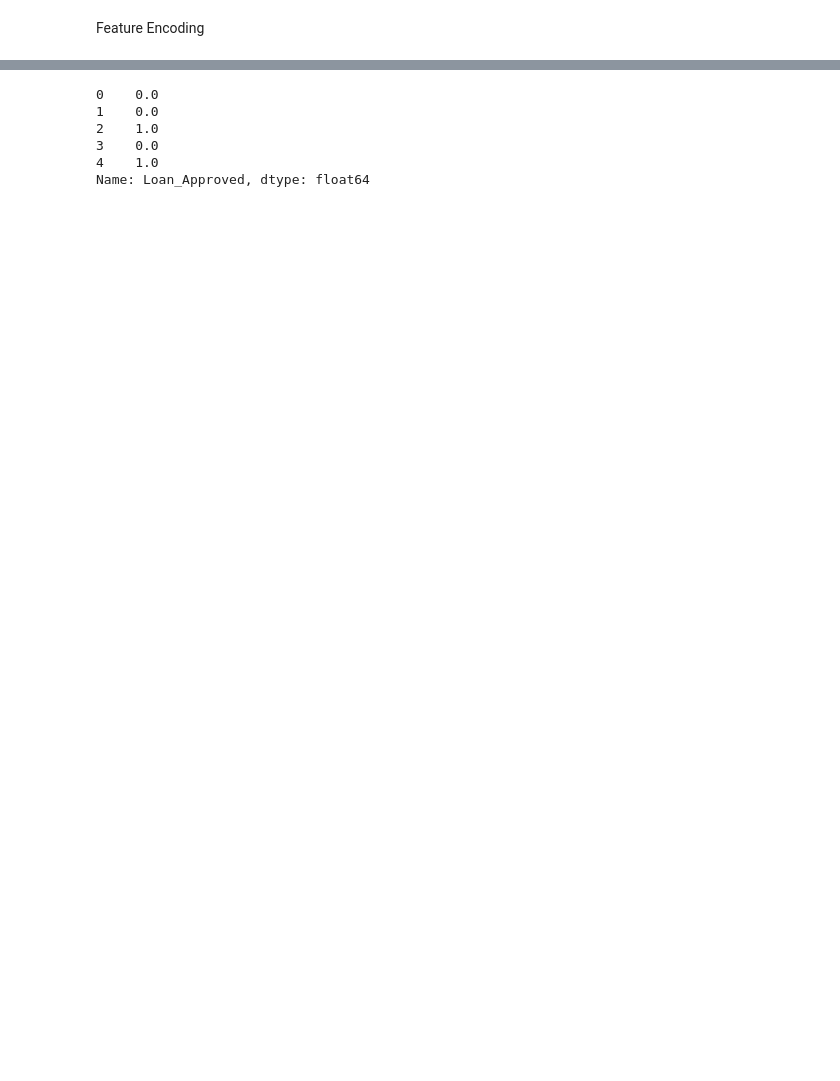
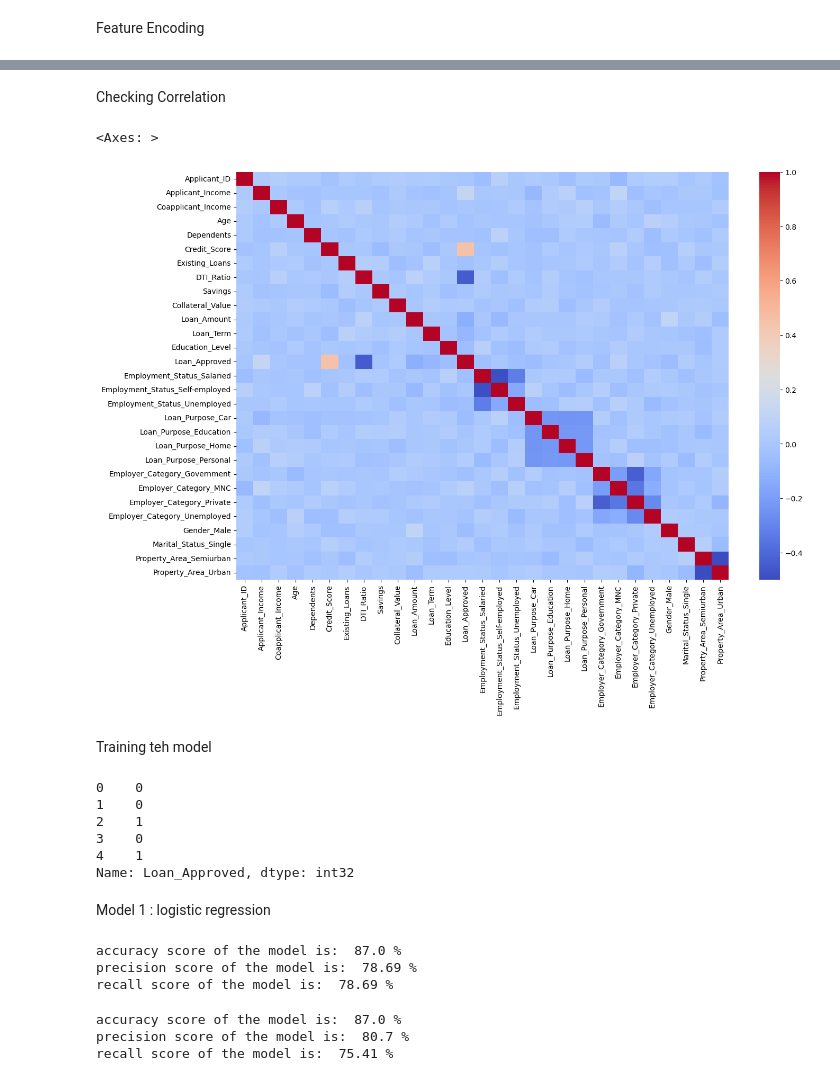
Before and after one commit to nipun-davasam/ML-Projects, a Jupyter notebook: CreditWise Loan System/code.ipynb, the cells around one changed output, grey strips where cells are left out. Drawn from its saved outputs; the diff is of its cells as text; code cells hidden in the pictures; blank space fills up the shorter version.

```diff
--- a/CreditWise Loan System/code.ipynb
+++ b/CreditWise Loan System/code.ipynb
@@ -197,18 +234,65 @@ df.head()
+# %% [markdown]
+Checking Correlation
+# %%
+num_cols=df.select_dtypes(include="number")
+num_cols.corr()['Loan_Approved'].sort_values(ascending=False)
+plt.figure(figsize=(15,10))
+sns.heatmap(
+    num_cols.corr(),
+    # annot=True,
+    fmt="0.2f",
+    cmap="coolwarm"
+
+)
+# %% [output]
+<Axes: >
+[figure, added]
+# %% [markdown]
+Training teh model
 # %%
+#  drop target columsn
+#
+# dropping irrevalnt colums for model
+df=df.drop(columns=["Applicant_ID","Dependents"],axis=1)
+X=df.drop(columns=["Loan_Approved"],axis=1)
+y=df["Loan_Approved"]
+X.isnull()
 
 
-
-#  drop target columsn
-X=df.drop(columns=["Loan_Approved"],axis=1)
-y=df["Loan_Approved"]
-
-#  train test split
+# #  train test split
 X_train,X_test,y_train,y_test=train_test_split(X,y,test_size=0.2,random_state=42)
+scaler=StandardScaler()
+X_train_scaled=scaler.fit_transform(X_train)
+X_test_scaled=scaler.transform(X_test)
 y.head()
 # %% [output]
-0    0.0
-1    0.0
-2    1.0
-3    0.0
-4    1.0
-Name: Loan_Approved, dtype: float64
+0    0
+1    0
+2    1
+3    0
+4    1
+Name: Loan_Approved, dtype: int32
+# %% [markdown]
+Model 1 : logistic regression
+# %%
+log_model=LogisticRegression()
+log_model.fit(X_train_scaled,y_train)
+y_pred=log_model.predict(X_test_scaled)
+print(f"accuracy score of the model is: ",round(accuracy_score(y_test,y_pred)*100,2),"%")
+print(f"precision score of the model is: ",round(precision_score(y_test,y_pred)*100,2),"%")
+print(f"recall score of the model is: ",round(recall_score(y_test,y_pred)*100,2),"%")
+# %% [output]
+accuracy score of the model is:  87.0 %
+precision score of the model is:  78.69 %
+recall score of the model is:  78.69 %
+# %%
+gauss_model=GaussianNB()
+gauss_model.fit(X_train_scaled,y_train)
+y_pred=gauss_model.predict(X_test_scaled)
+print(f"accuracy score of the model is: ",round(accuracy_score(y_test,y_pred)*100,2),"%")
+print(f"precision score of the model is: ",round(precision_score(y_test,y_pred)*100,2),"%")
+print(f"recall score of the model is: ",round(recall_score(y_test,y_pred)*100,2),"%")
+# %% [output]
+accuracy score of the model is:  87.0 %
+precision score of the model is:  80.7 %
+recall score of the model is:  75.41 %
```
Also changed, not shown: parts of 13 cells of this notebook.
